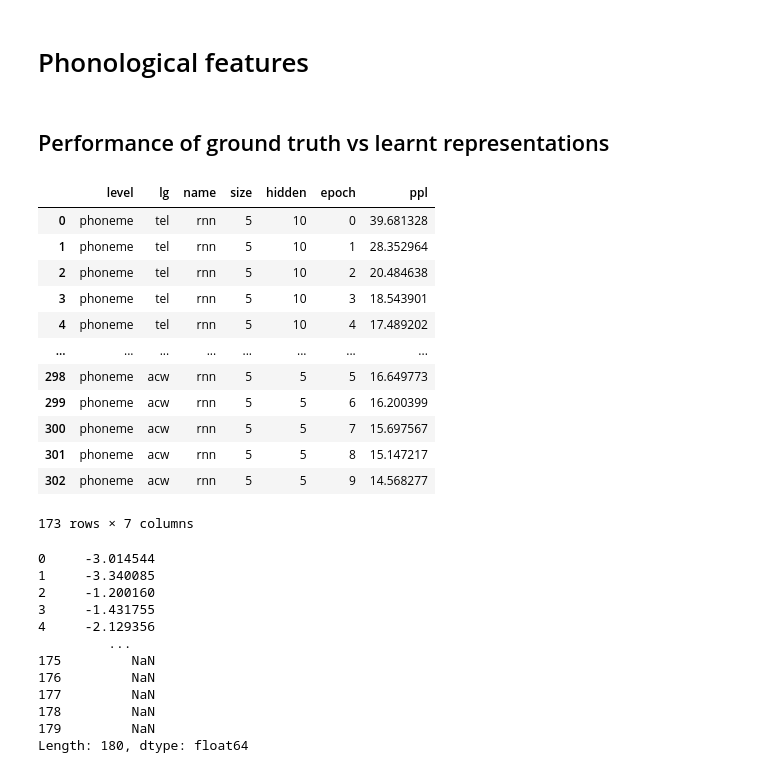
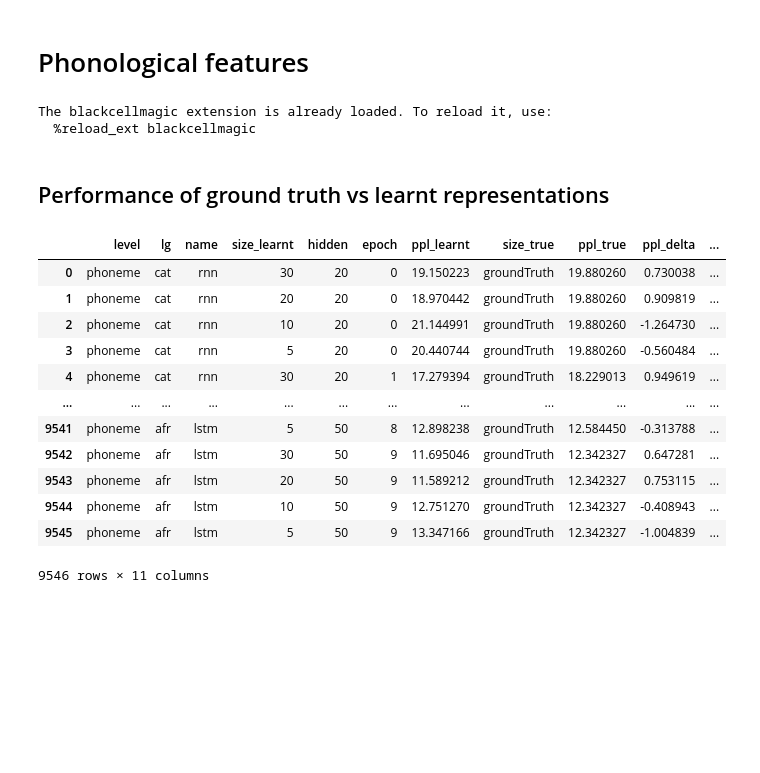
Before and after one commit to geoffbacon/phonological-features, a Jupyter notebook: src/Phonological-features.ipynb, the cells around one changed output. Saved outputs shown, nothing was run; the diff lists cells and outputs as text; code cells hidden in the pictures; blank space fills up the shorter version.

```diff
--- a/src/Phonological-features.ipynb
+++ b/src/Phonological-features.ipynb
@@ -1,54 +1,55 @@
 # %% [markdown]
 # Phonological features
 # %%
+%load_ext blackcellmagic
 import os
 from utils import ROOT
 os.chdir(ROOT)
+import matplotlib.pyplot as plt
+import seaborn as sns
+sns.set()
 import pandas as pd
 from models import all_trained_phoneme_models, performance
+from scipy.stats import ttest_rel, spearmanr
+# %% [output]
+The blackcellmagic extension is already loaded. To reload it, use:
+  %reload_ext blackcellmagic
 # %% [markdown]
 ## Performance of ground truth vs learnt representations
 # %%
 models = all_trained_phoneme_models()
 results = []
 for model in models:
     if "hidden" in model:
         ppl = performance(**model)
         model_copy = model.copy()
         model_copy["ppl"] = ppl
         results.append(model_copy)
 df = pd.DataFrame(results)
 uses_ground_truth = df["size"] == "groundTruth"
 ground_truth = df[uses_ground_truth]
 learnt = df[~uses_ground_truth]
-learnt
+merged = pd.merge(
+    learnt,
+    ground_truth,
+    on=["level", "lg", "name", "hidden", "epoch"],
+    how="inner",
+    suffixes=("_learnt", "_true"),
+)
+merged["ppl_delta"] = merged["ppl_true"] - merged["ppl_learnt"]
+merged["ppl_delta_percent"] = (merged["ppl_delta"] / merged["ppl_true"]) * 100
+merged
 # %% [output]
-|  | level | lg | name | size | hidden | epoch | ppl |
-| 0 | phoneme | tel | rnn | 5 | 10 | 0 | 39.681328 |
-| 1 | phoneme | tel | rnn | 5 | 10 | 1 | 28.352964 |
-| 2 | phoneme | tel | rnn | 5 | 10 | 2 | 20.484638 |
-| 3 | phoneme | tel | rnn | 5 | 10 | 3 | 18.543901 |
-| 4 | phoneme | tel | rnn | 5 | 10 | 4 | 17.489202 |
-| ... | ... | ... | ... | ... | ... | ... | ... |
-| 298 | phoneme | acw | rnn | 5 | 5 | 5 | 16.649773 |
-| 299 | phoneme | acw | rnn | 5 | 5 | 6 | 16.200399 |
-| 300 | phoneme | acw | rnn | 5 | 5 | 7 | 15.697567 |
-| 301 | phoneme | acw | rnn | 5 | 5 | 8 | 15.147217 |
-| 302 | phoneme | acw | rnn | 5 | 5 | 9 | 14.568277 |
+|  | level | lg | name | size_learnt | hidden | epoch | ppl_learnt | size_true | ppl_true | ppl_delta | ... |
+| 0 | phoneme | cat | rnn | 30 | 20 | 0 | 19.150223 | groundTruth | 19.880260 | 0.730038 | ... |
+| 1 | phoneme | cat | rnn | 20 | 20 | 0 | 18.970442 | groundTruth | 19.880260 | 0.909819 | ... |
+| 2 | phoneme | cat | rnn | 10 | 20 | 0 | 21.144991 | groundTruth | 19.880260 | -1.264730 | ... |
+| 3 | phoneme | cat | rnn | 5 | 20 | 0 | 20.440744 | groundTruth | 19.880260 | -0.560484 | ... |
+| 4 | phoneme | cat | rnn | 30 | 20 | 1 | 17.279394 | groundTruth | 18.229013 | 0.949619 | ... |
+| ... | ... | ... | ... | ... | ... | ... | ... | ... | ... | ... | ... |
+| 9541 | phoneme | afr | lstm | 5 | 50 | 8 | 12.898238 | groundTruth | 12.584450 | -0.313788 | ... |
+| 9542 | phoneme | afr | lstm | 30 | 50 | 9 | 11.695046 | groundTruth | 12.342327 | 0.647281 | ... |
+| 9543 | phoneme | afr | lstm | 20 | 50 | 9 | 11.589212 | groundTruth | 12.342327 | 0.753115 | ... |
+| 9544 | phoneme | afr | lstm | 10 | 50 | 9 | 12.751270 | groundTruth | 12.342327 | -0.408943 | ... |
+| 9545 | phoneme | afr | lstm | 5 | 50 | 9 | 13.347166 | groundTruth | 12.342327 | -1.004839 | ... |
-173 rows × 7 columns
+9546 rows × 11 columns
-# %%
-merged = pd.merge(learnt, ground_truth, on=["level", "lg", "name", "hidden", "epoch"], how="right", suffixes=("_learnt", "_true"))
-merged["ppl_true"] - merged["ppl_learnt"]
-# %% [output]
-0     -3.014544
-1     -3.340085
-2     -1.200160
-3     -1.431755
-4     -2.129356
-         ...
-175         NaN
-176         NaN
-177         NaN
-178         NaN
-179         NaN
-Length: 180, dtype: float64
```
Also changed, not shown: parts of 11 cells of this notebook, 2 other files.
